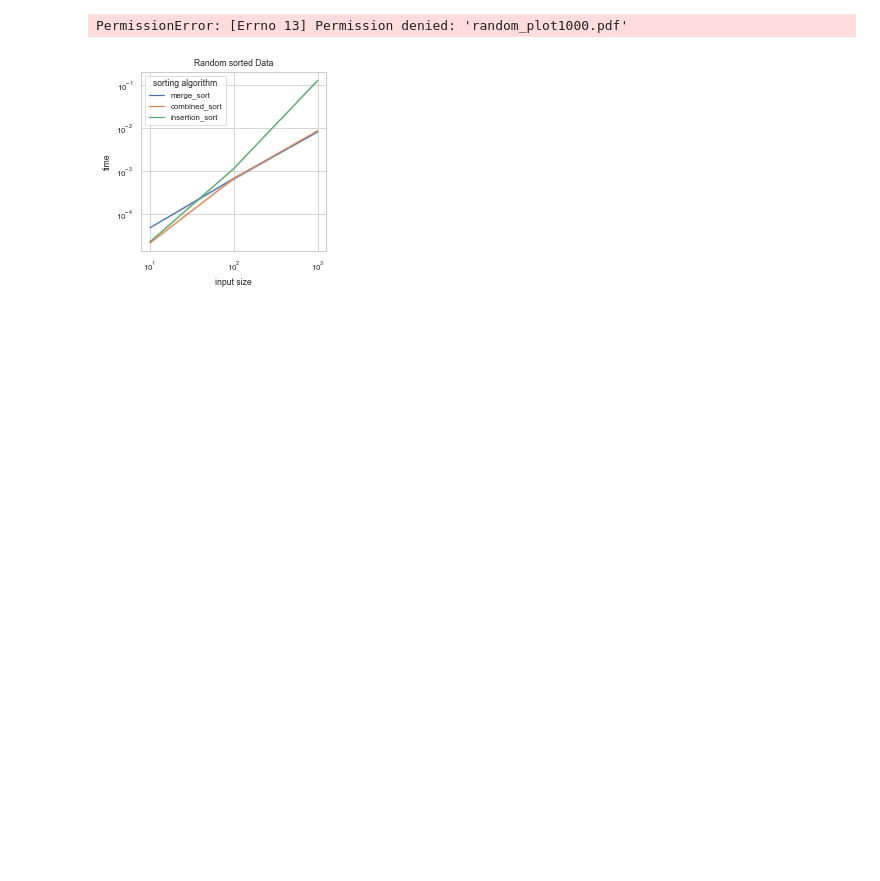
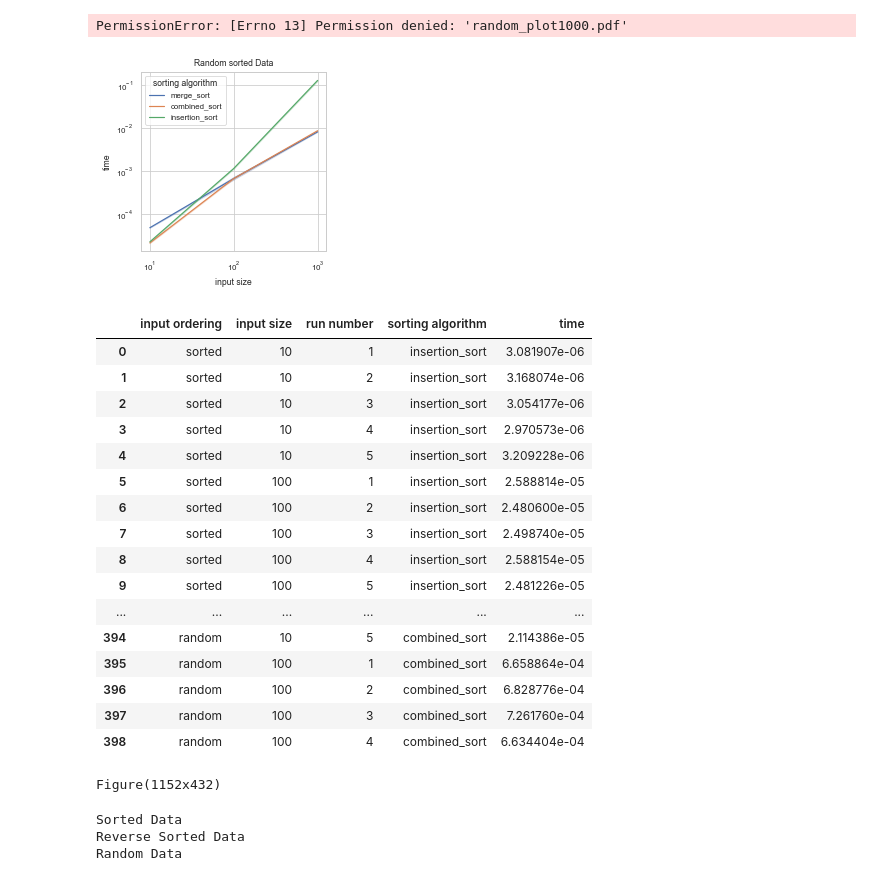
Before and after one commit to anderhos/INF221, a Jupyter notebook: analysis/plot_1.ipynb, the cells around one changed output. Drawn from its saved outputs; the diff is of its cells as text; code cells hidden in the pictures; blank space fills up the shorter version.

```diff
--- a/analysis/plot_1.ipynb
+++ b/analysis/plot_1.ipynb
@@ -95,3 +75,62 @@ fig_random.savefig("random_plot1000.pdf")
 # %% [output]
 PermissionError: [Errno 13] Permission denied: 'random_plot1000.pdf'
 [figure]
+# %%
+pd.options.display.max_columns = 55
+pd.set_option('display.max_rows', 999)
+# %%
+# load data
+df_insertion = pd.read_pickle(r"..\data\benchmark_results_insertion.pkl")
+df_bubble = pd.read_pickle(r"..\data\bubble_sort_n8.pkl")
+df_merge = pd.read_pickle(r"..\data\benchmark_results_mergesort.pkl")
+df_quick = pd.read_pickle(r"..\data\quick_sort_n2048.pkl")
+df_combined = pd.read_pickle(r"..\data\benchmark_results_combined_n100.pkl")
+
+frames = [df_insertion, df_merge, df_combined]
+frames = [df_insertion, df_bubble, df_merge, df_quick, df_combined]
+
+# Replacing inconsistant column names in the saved data with same for all
+for frame in frames:
+    frame.columns = df_insertion.columns
+
+# Concatonating all benchmarking dataframes into one
+df_all_frames = pd.concat(frames, axis=0, ignore_index=True)
+# %%
+df_all_frames
+# %% [output]
+|  | input ordering | input size | run number | sorting algorithm | time |
+| 0 | sorted | 10 | 1 | insertion_sort | 3.081907e-06 |
+| 1 | sorted | 10 | 2 | insertion_sort | 3.168074e-06 |
+| 2 | sorted | 10 | 3 | insertion_sort | 3.054177e-06 |
+| 3 | sorted | 10 | 4 | insertion_sort | 2.970573e-06 |
+| 4 | sorted | 10 | 5 | insertion_sort | 3.209228e-06 |
+| 5 | sorted | 100 | 1 | insertion_sort | 2.588814e-05 |
+| 6 | sorted | 100 | 2 | insertion_sort | 2.480600e-05 |
+| 7 | sorted | 100 | 3 | insertion_sort | 2.498740e-05 |
+| 8 | sorted | 100 | 4 | insertion_sort | 2.588154e-05 |
+| 9 | sorted | 100 | 5 | insertion_sort | 2.481226e-05 |
+| ... | ... | ... | ... | ... | ... |
+| 394 | random | 10 | 5 | combined_sort | 2.114386e-05 |
+| 395 | random | 100 | 1 | combined_sort | 6.658864e-04 |
+| 396 | random | 100 | 2 | combined_sort | 6.828776e-04 |
+| 397 | random | 100 | 3 | combined_sort | 7.261760e-04 |
+| 398 | random | 100 | 4 | combined_sort | 6.634404e-04 |
+# %%
+# Plot Categories
+input_ordering = {'Sorted Data':'sorted','Reverse Sorted Data': 'reversed','Random Data': 'random'}
+
+for title, order in  input_ordering.items():
+
+    df_order_temp = df_all_frames[df_all_frames["input ordering"] == order]
+    plt.figure(figsize=(16, 6))
+
+    fig = sns.lineplot(x="input size", y='time', hue="sorting algorithm",
+                         data=df_order_temp)
+    plt.title(title)
+    plt.xscale("log")
+    plt.yscale("log")
+    fig = fig.get_figure()
+#     fig_sorted.savefig("sorted_plot1000.pdf")
+    print(fig)
+# %% [output]
+Figure(1152x432)
@@ -97,0 +140,7 @@ PermissionError: [Errno 13] Permission denied: 'random_plot1000.pdf'
+# %%
+for title, order in input_ordering.items():
+    print(title)
+# %% [output]
+Sorted Data
+Reverse Sorted Data
+Random Data
```
Also changed, not shown: parts of 2 cells of this notebook.
